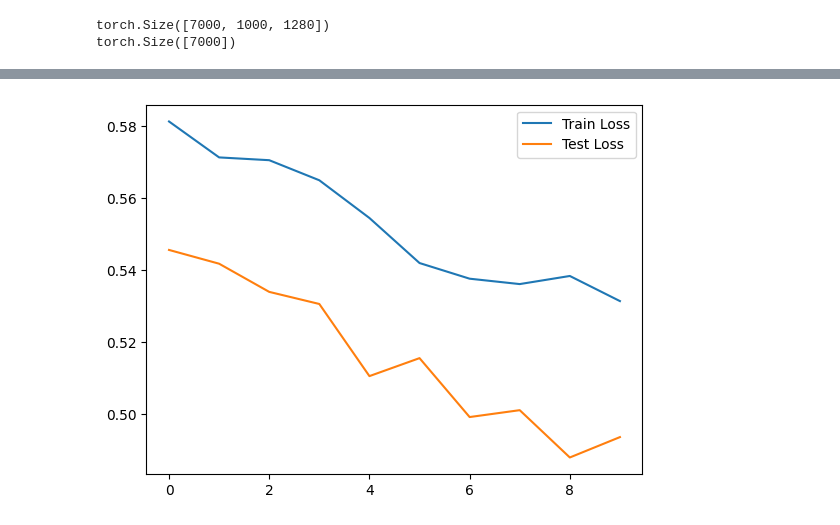
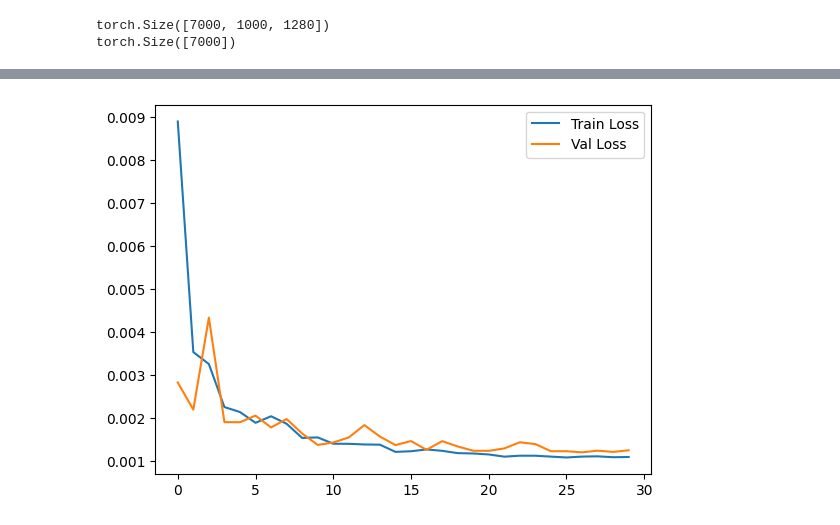
Before and after one commit to gustavoschewinski/tuning-protein, a Jupyter notebook: 5. dl_model.ipynb, the cells around one changed output, grey strips where cells are left out. Cells and saved outputs as stored; diff of their text form; code cells hidden in the pictures.

Commit message:
Randomize data and fix code

```diff
--- a/5. dl_model.ipynb
+++ b/5. dl_model.ipynb
@@ -221,3 +223,10 @@ print(y.shape)
 # %% [output]
 torch.Size([7000, 1000, 1280])
 torch.Size([7000])
+# %%
+y_min = y.min()
+print(y_min)
+y_max = y.max()
+print(y_max)
+
+y = (y - y_min) / (y_max - y_min)
@@ -224,22 +261,9 @@ torch.Size([7000])
 # %%
-import torch
-import torch.nn as nn
-import torch.optim as optim
-import copy
-from torch.utils.data import TensorDataset, DataLoader, random_split
-from torch.cuda.amp import GradScaler, autocast
+batch_size = 16
 
-# Assuming you have set 'device' like this:
-device = torch.device("cuda" if torch.cuda.is_available() else "cpu")
-
-# Data setup
-dataset = TensorDataset(X, y)  # Ensure X and y are tensors
-train_size = int(0.8 * len(dataset))
-test_size = len(dataset) - train_size
-train_dataset, test_dataset = random_split(dataset, [train_size, test_size])
-
-train_loader = DataLoader(train_dataset, batch_size=32, shuffle=True)
-test_loader = DataLoader(test_dataset, batch_size=32, shuffle=False)
+train_loader = DataLoader(train_dataset, batch_size=batch_size, shuffle=True)
+val_loader = DataLoader(val_dataset, batch_size=batch_size, shuffle=True)
+test_loader = DataLoader(test_dataset, batch_size=batch_size, shuffle=False)
 
 # Model definition
 class PeptideRegressor(nn.Module):
@@ -257,19 +281,16 @@ class PeptideRegressor(nn.Module):
         output = self.fc(flattened)
         return output
 
-# Initialize the model and move it to the appropriate device
-model = PeptideRegressor(input_dim=1280, num_heads=16, dropout_rate=0.1)
+model = PeptideRegressor(input_dim=1280, num_heads=64, dropout_rate=0.01)
 model = model.to(device)
 
-# Loss function and optimizer
 loss_fn = nn.MSELoss()
-optimizer = optim.Adam(model.parameters(), lr=0.0001)
+optimizer = optim.Adam(model.parameters(), lr=0.0001, weight_decay=1e-3)
 
-# Prepare the GradScaler for AMP
 scaler = GradScaler()
 
 # Training settings
-n_epochs = 10
+n_epochs = 30
 best_val_loss = float('inf')
 train_losses_avg = []
 val_losses_avg = []
@@ -300,7 +321,7 @@ for epoch in range(n_epochs):
 
     model.eval()
     val_losses = []
-    for X_batch, y_batch in test_loader:
+    for X_batch, y_batch in val_loader:
         X_batch, y_batch = X_batch.to(device), y_batch.to(device)
         with torch.no_grad(), autocast():
             y_pred = model(X_batch)
@@ -309,11 +330,10 @@ for epoch in range(n_epochs):
 
     avg_val_loss = sum(val_losses) / len(val_losses)
     val_losses_avg.append(avg_val_loss)
-    print(f'Epoch {epoch+1}, Test MSE: {avg_val_loss}')
+    print(f'Epoch {epoch+1}, Val MSE: {avg_val_loss}')
     if avg_val_loss < best_val_loss:
         best_val_loss = avg_val_loss
         best_model = copy.deepcopy(model.state_dict())
 
-# Optionally save the best model
 torch.save(best_model, 'best_peptide_model.pth')
 # %% [output]
@@ -340,10 +357,10 @@ Epoch 10, Test MSE: 0.49368040737780655
 # %%
 # # Visualize the training process
 import matplotlib.pyplot as plt
 
 plt.plot(train_losses_avg, label='Train Loss')
-plt.plot(val_losses_avg, label='Test Loss')
+plt.plot(val_losses_avg, label='Val Loss')
 plt.legend()
 plt.show()
 # %% [output]
-[figure, old version]
+[figure, new version]
```
Also changed, not shown: parts of 9 cells of this notebook.
